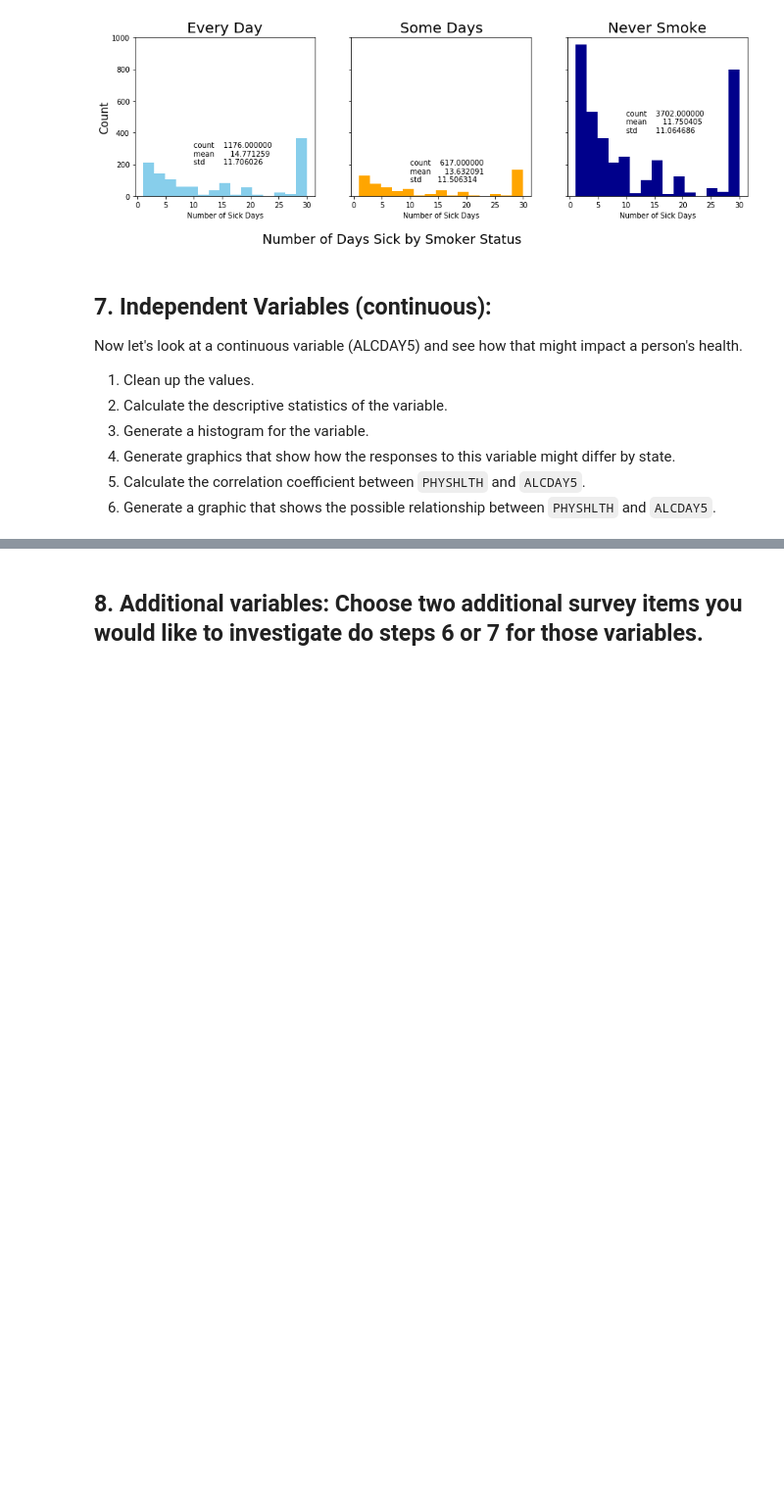
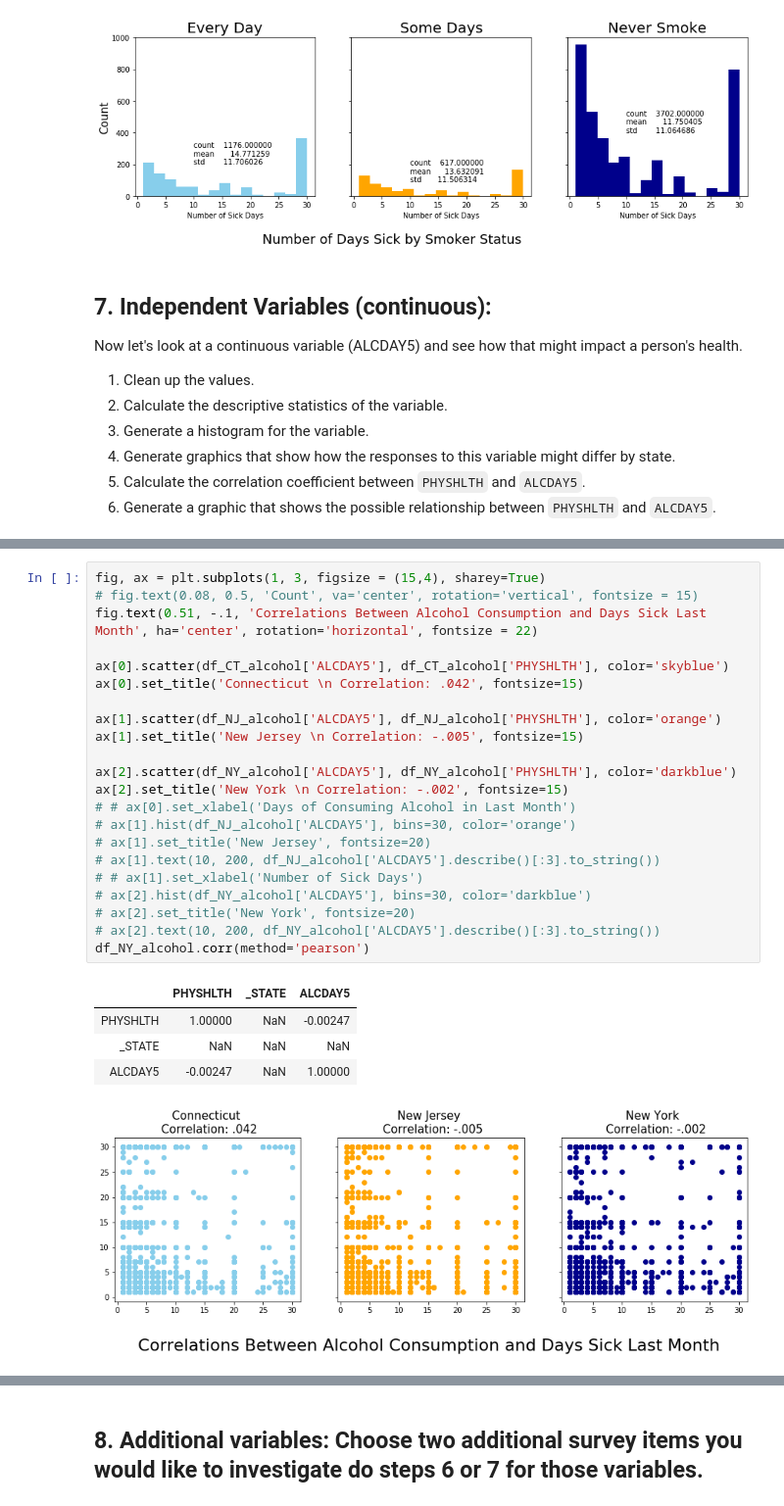
Before and after one commit to bphall/nyc-mhtn-ds-010620-lectures, a Jupyter notebook: week_2/case_study/Data_Exploration_Applied.ipynb, the cells around one changed output, grey strips where cells are left out. Shown: that part at 98% size. Saved outputs shown, nothing was run; the diff lists cells and outputs as text; blank space fills up the shorter version.

```diff
--- a/week_2/case_study/Data_Exploration_Applied.ipynb
+++ b/week_2/case_study/Data_Exploration_Applied.ipynb
@@ -399,0 +397,28 @@ plt.show()
+# %%
+fig, ax = plt.subplots(1, 3, figsize = (15,4), sharey=True)
+# fig.text(0.08, 0.5, 'Count', va='center', rotation='vertical', fontsize = 15)
+fig.text(0.51, -.1, 'Correlations Between Alcohol Consumption and Days Sick Last Month', ha='center', rotation='horizontal', fontsize = 22)
+
+ax[0].scatter(df_CT_alcohol['ALCDAY5'], df_CT_alcohol['PHYSHLTH'], color='skyblue')
+ax[0].set_title('Connecticut \n Correlation: .042', fontsize=15)
+
+ax[1].scatter(df_NJ_alcohol['ALCDAY5'], df_NJ_alcohol['PHYSHLTH'], color='orange')
+ax[1].set_title('New Jersey \n Correlation: -.005', fontsize=15)
+
+ax[2].scatter(df_NY_alcohol['ALCDAY5'], df_NY_alcohol['PHYSHLTH'], color='darkblue')
+ax[2].set_title('New York \n Correlation: -.002', fontsize=15)
+# # ax[0].set_xlabel('Days of Consuming Alcohol in Last Month')
+# ax[1].hist(df_NJ_alcohol['ALCDAY5'], bins=30, color='orange')
+# ax[1].set_title('New Jersey', fontsize=20)
+# ax[1].text(10, 200, df_NJ_alcohol['ALCDAY5'].describe()[:3].to_string())
+# # ax[1].set_xlabel('Number of Sick Days')
+# ax[2].hist(df_NY_alcohol['ALCDAY5'], bins=30, color='darkblue')
+# ax[2].set_title('New York', fontsize=20)
+# ax[2].text(10, 200, df_NY_alcohol['ALCDAY5'].describe()[:3].to_string())
+df_NY_alcohol.corr(method='pearson')
+# %% [output]
+|  | PHYSHLTH | _STATE | ALCDAY5 |
+| PHYSHLTH | 1.00000 | NaN | -0.00247 |
+| _STATE | NaN | NaN | NaN |
+| ALCDAY5 | -0.00247 | NaN | 1.00000 |
+[figure, added]
```
Also changed, not shown: parts of 5 cells of this notebook, 1 other file.
